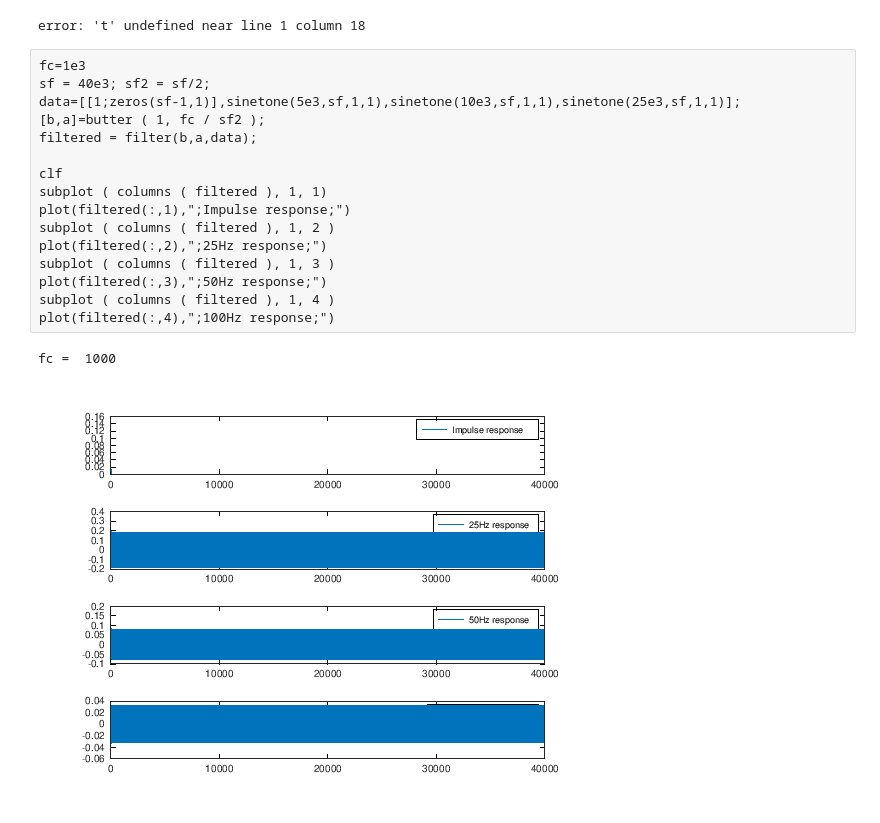
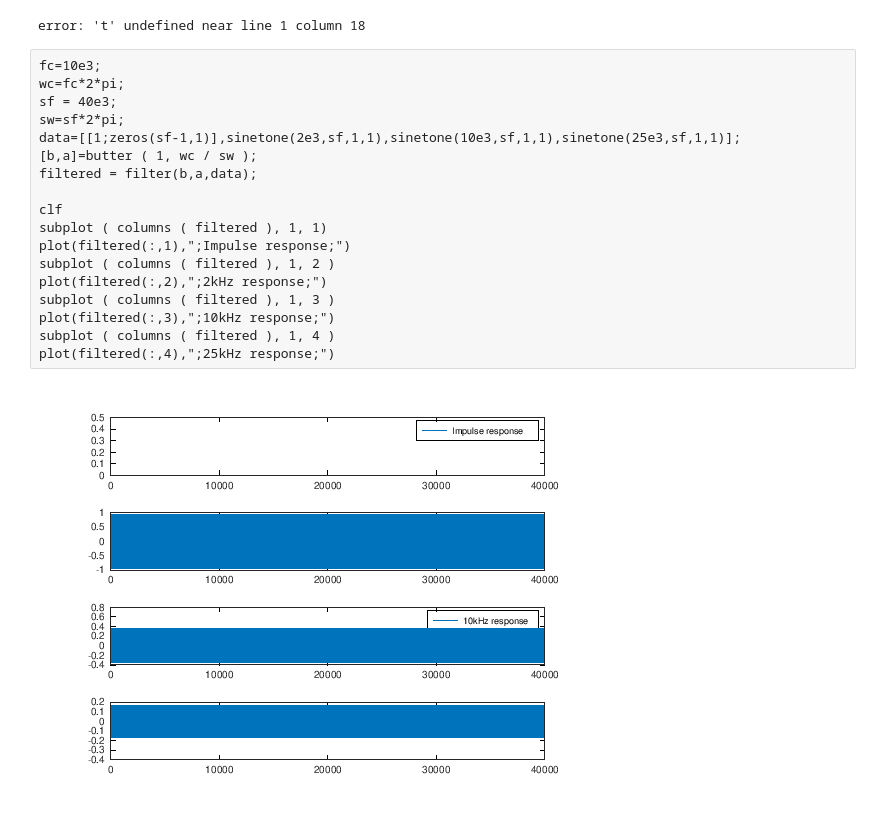
Before and after one commit to TallerAnalogico/IIR_Verilog, a Jupyter notebook: Tools/Octave_filters.ipynb, the cells around one changed output. Cells and saved outputs as stored; diff of their text form.

```diff
--- a/Tools/Octave_filters.ipynb
+++ b/Tools/Octave_filters.ipynb
@@ -37,24 +37,25 @@ sinetone(25e3,sf,t,1)
 # %% [output]
 error: 't' undefined near line 1 column 18
 # %%
-fc=1e3
-sf = 40e3; sf2 = sf/2;
-data=[[1;zeros(sf-1,1)],sinetone(5e3,sf,1,1),sinetone(10e3,sf,1,1),sinetone(25e3,sf,1,1)];
-[b,a]=butter ( 1, fc / sf2 );
+fc=10e3;
+wc=fc*2*pi;
+sf = 40e3;
+sw=sf*2*pi;
+data=[[1;zeros(sf-1,1)],sinetone(2e3,sf,1,1),sinetone(10e3,sf,1,1),sinetone(25e3,sf,1,1)];
+[b,a]=butter ( 1, wc / sw );
 filtered = filter(b,a,data);
 
 clf
 subplot ( columns ( filtered ), 1, 1)
 plot(filtered(:,1),";Impulse response;")
 subplot ( columns ( filtered ), 1, 2 )
-plot(filtered(:,2),";25Hz response;")
+plot(filtered(:,2),";2kHz response;")
 subplot ( columns ( filtered ), 1, 3 )
-plot(filtered(:,3),";50Hz response;")
+plot(filtered(:,3),";10kHz response;")
 subplot ( columns ( filtered ), 1, 4 )
-plot(filtered(:,4),";100Hz response;")
+plot(filtered(:,4),";25kHz response;")
 # %% [output]
-fc =  1000
-[figure, old version]
+[figure, new version]
 # %%
 b
 a
```
Also changed, not shown: parts of 2 cells of this notebook, 39 other files.
